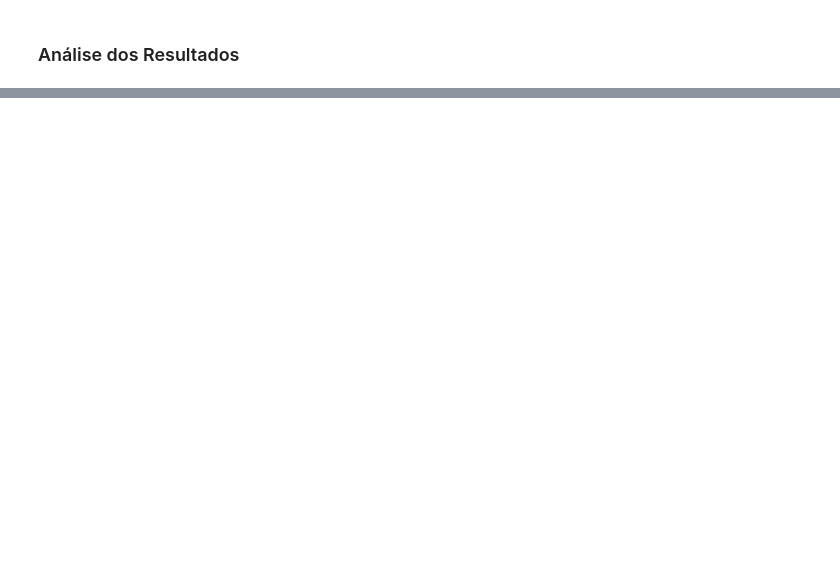
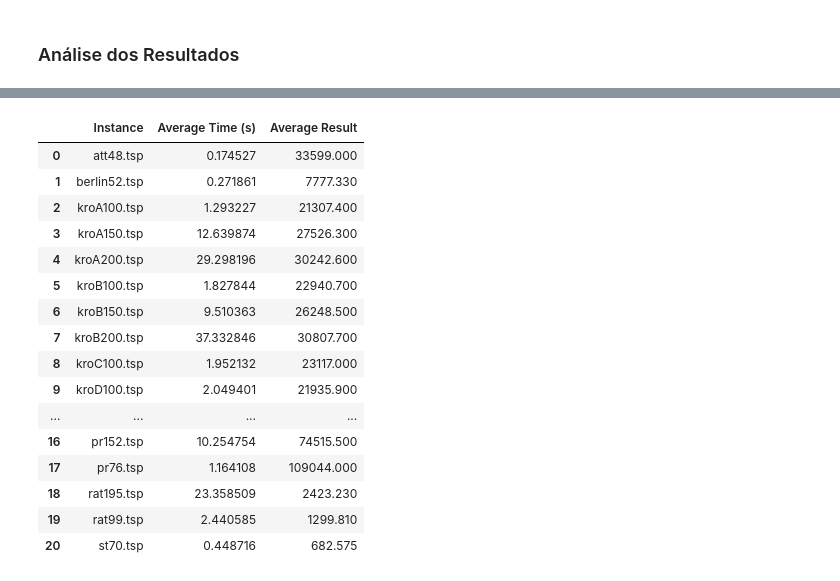
Before and after one commit to paduathiago/TSP-with-heuristics, a Jupyter notebook: report.ipynb, the cells around one changed output, grey strips where cells are left out. Saved outputs shown, nothing was run; the diff lists cells and outputs as text; code cells hidden in the pictures; blank space fills up the shorter version.

```diff
--- a/report.ipynb
+++ b/report.ipynb
@@ -3,0 +76,3 @@
+# %%
+report_VND = Report()
+final_report_VND = report_VND.report(number_of_iterations=1, mode="VND")
@@ -112,0 +233,21 @@ report.reset_report()
+# %%
+display(final_report_VND)
+final_report_VND.to_csv("VND_report.csv", index=False)
+# %% [output]
+|  | Instance | Average Time (s) | Average Result |
+| 0 | att48.tsp | 0.174527 | 33599.000 |
+| 1 | berlin52.tsp | 0.271861 | 7777.330 |
+| 2 | kroA100.tsp | 1.293227 | 21307.400 |
+| 3 | kroA150.tsp | 12.639874 | 27526.300 |
+| 4 | kroA200.tsp | 29.298196 | 30242.600 |
+| 5 | kroB100.tsp | 1.827844 | 22940.700 |
+| 6 | kroB150.tsp | 9.510363 | 26248.500 |
+| 7 | kroB200.tsp | 37.332846 | 30807.700 |
+| 8 | kroC100.tsp | 1.952132 | 23117.000 |
+| 9 | kroD100.tsp | 2.049401 | 21935.900 |
+| ... | ... | ... | ... |
+| 16 | pr152.tsp | 10.254754 | 74515.500 |
+| 17 | pr76.tsp | 1.164108 | 109044.000 |
+| 18 | rat195.tsp | 23.358509 | 2423.230 |
+| 19 | rat99.tsp | 2.440585 | 1299.810 |
+| 20 | st70.tsp | 0.448716 | 682.575 |
```
Also changed, not shown: parts of 16 cells of this notebook, 4 other files.
